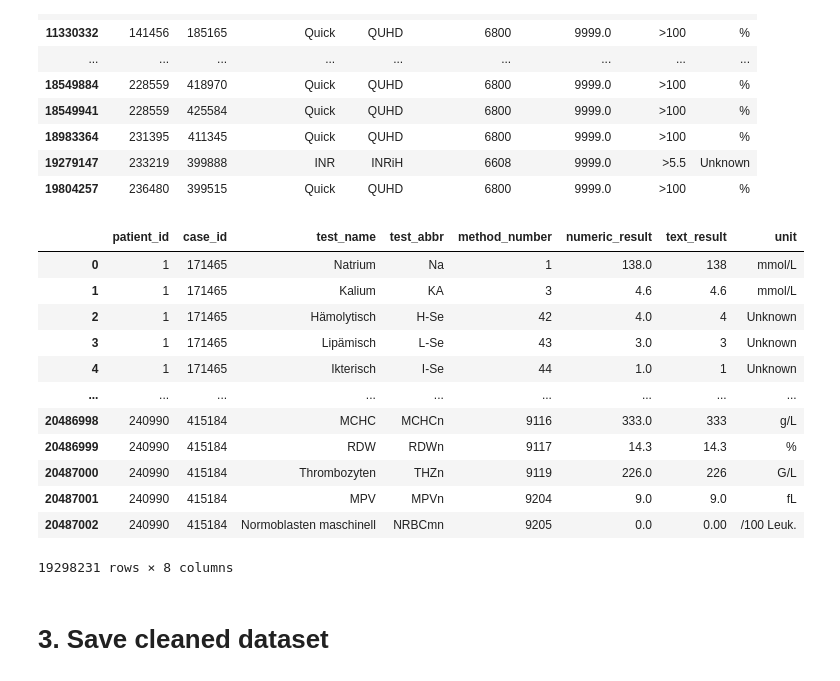
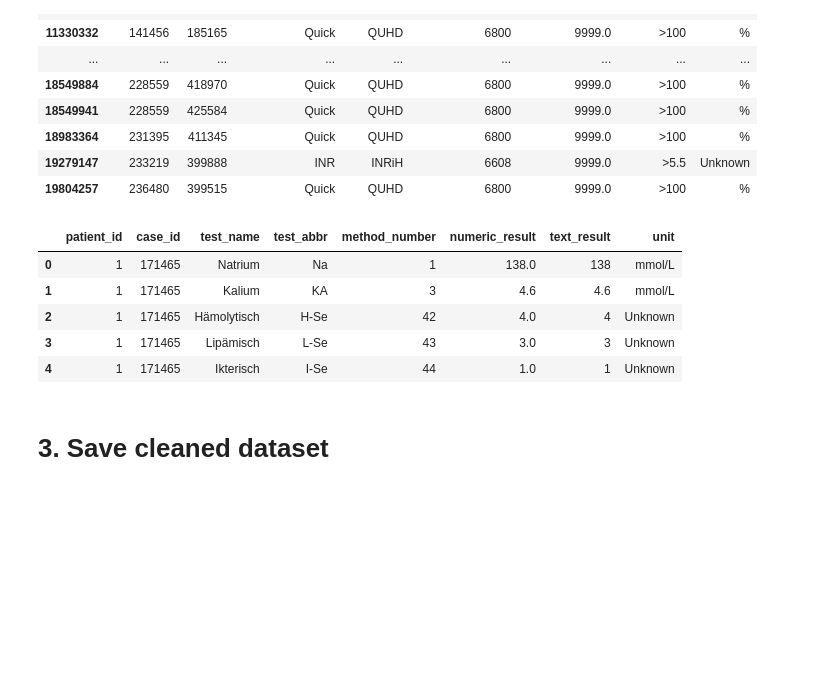
Before and after one commit to Yokopa/hospital-stay-discharge-prediction, a Jupyter notebook: code/1_data_cleaning_eda_lab.ipynb, the cells around one changed output. Cells and saved outputs as stored; diff of their text form; code cells hidden in the pictures; blank space fills up the shorter version.

Commit message:
add laboratory data cleaning code

```diff
--- a/code/1_data_cleaning_eda_lab.ipynb
+++ b/code/1_data_cleaning_eda_lab.ipynb
@@ -659,22 +672,15 @@ lab_data[extreme_values]
 # %%
 # Remove rows with extreme values
 lab_data = lab_data[~extreme_values]
 
-lab_data
+lab_data.head()
 # %% [output]
 |  | patient_id | case_id | test_name | test_abbr | method_number | numeric_result | text_result | unit |
 | 0 | 1 | 171465 | Natrium | Na | 1 | 138.0 | 138 | mmol/L |
 | 1 | 1 | 171465 | Kalium | KA | 3 | 4.6 | 4.6 | mmol/L |
 | 2 | 1 | 171465 | Hämolytisch | H-Se | 42 | 4.0 | 4 | Unknown |
 | 3 | 1 | 171465 | Lipämisch | L-Se | 43 | 3.0 | 3 | Unknown |
 | 4 | 1 | 171465 | Ikterisch | I-Se | 44 | 1.0 | 1 | Unknown |
-| ... | ... | ... | ... | ... | ... | ... | ... | ... |
-| 20486998 | 240990 | 415184 | MCHC | MCHCn | 9116 | 333.0 | 333 | g/L |
-| 20486999 | 240990 | 415184 | RDW | RDWn | 9117 | 14.3 | 14.3 | % |
-| 20487000 | 240990 | 415184 | Thrombozyten | THZn | 9119 | 226.0 | 226 | G/L |
-| 20487001 | 240990 | 415184 | MPV | MPVn | 9204 | 9.0 | 9.0 | fL |
-| 20487002 | 240990 | 415184 | Normoblasten maschinell | NRBCmn | 9205 | 0.0 | 0.00 | /100 Leuk. |
-19298231 rows × 8 columns
 # %% [markdown]
 # 3. Save cleaned dataset
 # %%
```
Also changed, not shown: parts of 14 cells of this notebook.
